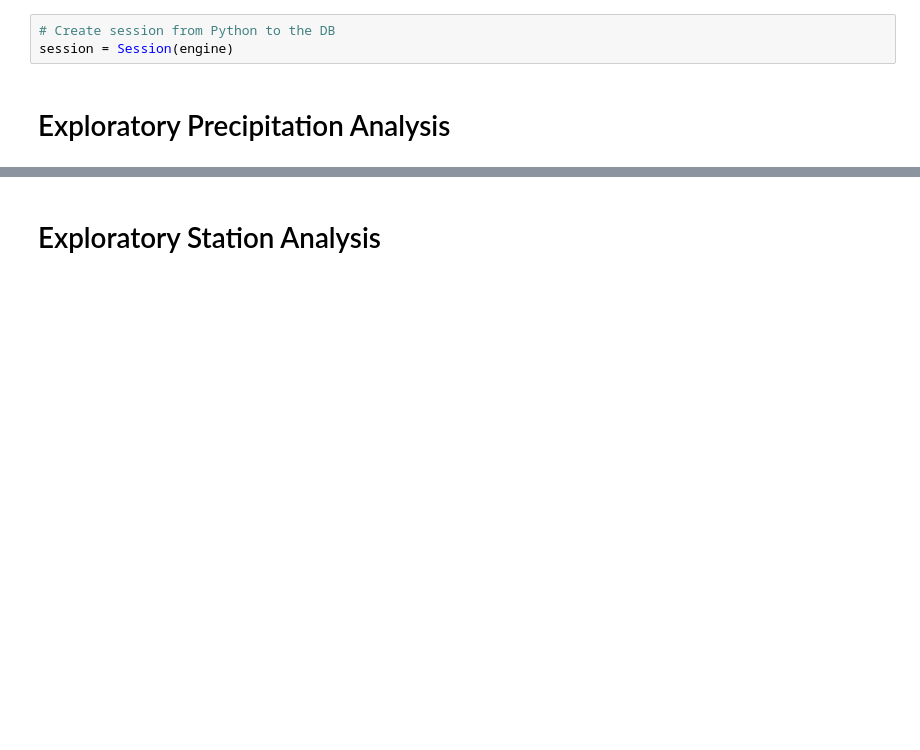
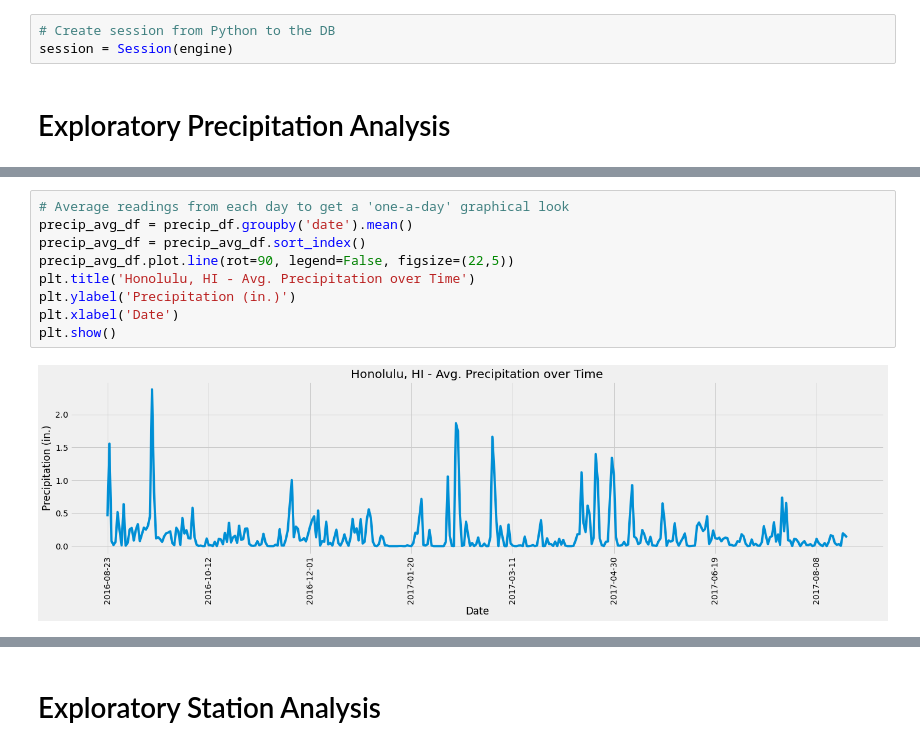
Before and after one commit to abaker178/sqlalchemy-challenge, a Jupyter notebook: climate.ipynb, the cells around one changed output, grey strips where cells are left out. Drawn from its saved outputs; the diff is of its cells as text; blank space fills up the shorter version.

```diff
--- a/climate.ipynb
+++ b/climate.ipynb
@@ -62,0 +90,11 @@ session = Session(engine)
+# %%
+# Average readings from each day to get a 'one-a-day' graphical look
+precip_avg_df = precip_df.groupby('date').mean()
+precip_avg_df = precip_avg_df.sort_index()
+precip_avg_df.plot.line(rot=90, legend=False, figsize=(22,5))
+plt.title('Honolulu, HI - Avg. Precipitation over Time')
+plt.ylabel('Precipitation (in.)')
+plt.xlabel('Date')
+plt.show()
+# %% [output]
+[figure, added]
```
Also changed, not shown: parts of 10 cells of this notebook.
